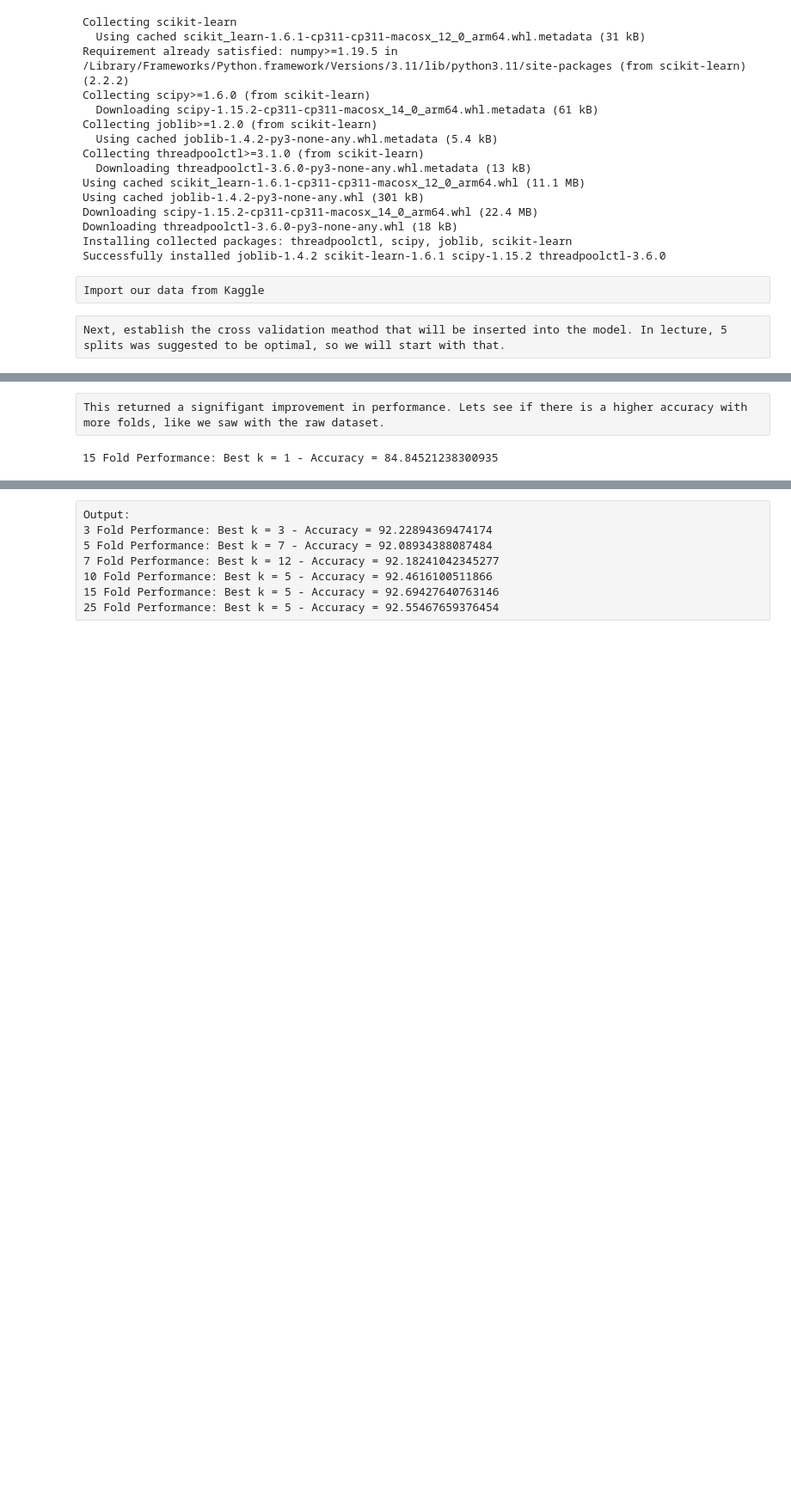
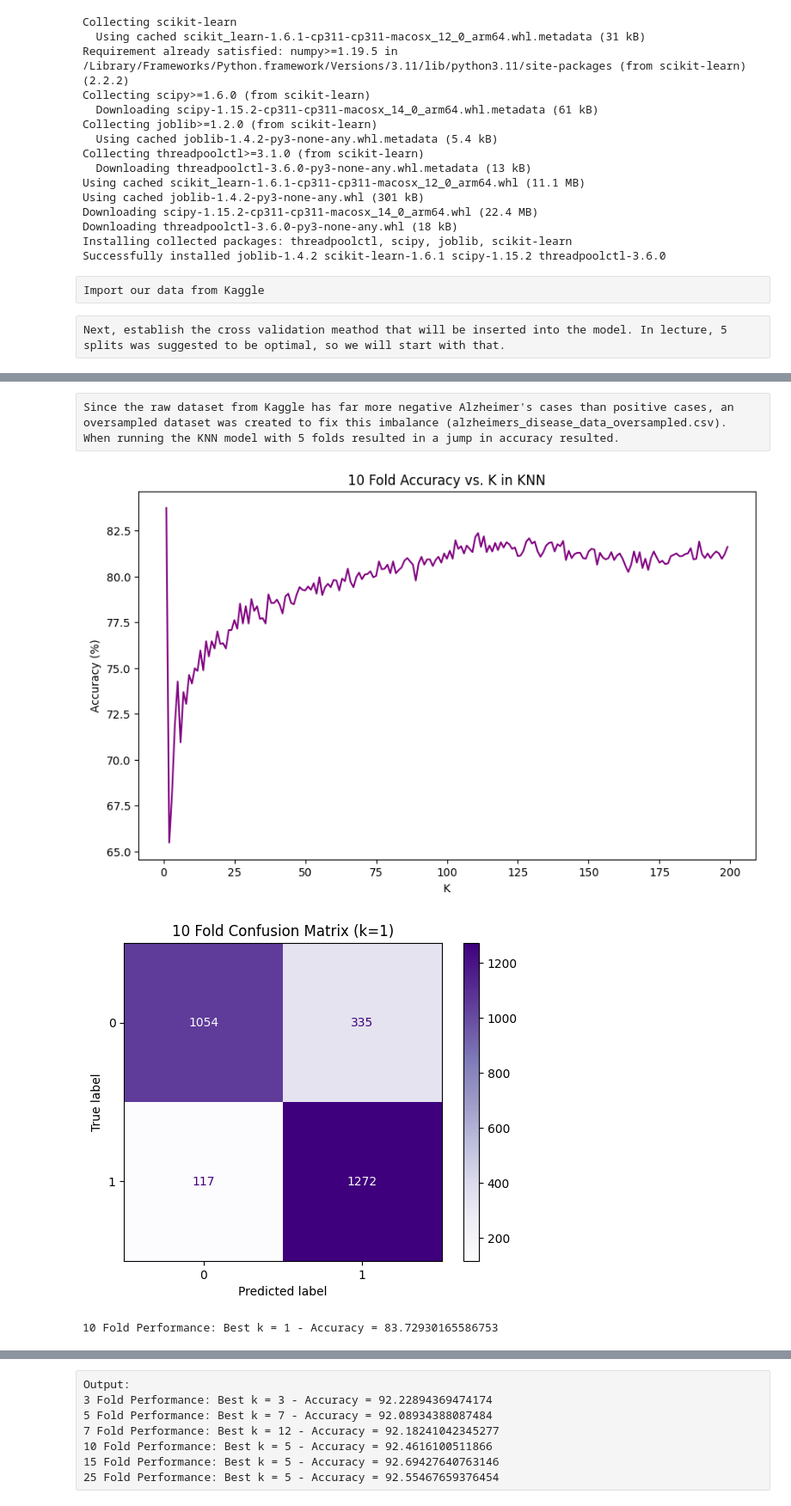
Before and after one commit to simonedinato/CISC5790Project, a Jupyter notebook: book/KNN.ipynb, the cells around one changed output, grey strips where cells are left out. Shown: that part at 86% size. Saved outputs shown, nothing was run; the diff lists cells and outputs as text; code cells hidden in the pictures; blank space fills up the shorter version.

```diff
--- a/book/KNN.ipynb
+++ b/book/KNN.ipynb
@@ -107,19 +155,35 @@ print(f"5 Fold Performance: Best k = {best_k} - Accuracy = {highest_accuracy}")
 # %% [raw]
-This returned a signifigant improvement in performance. Lets see if there is a higher accuracy with more folds, like we saw with the raw dataset.
+Since the raw dataset from Kaggle has far more negative Alzheimer's cases than positive cases, an oversampled dataset was created to fix this imbalance (alzheimers_disease_data_oversampled.csv).  When running the KNN model with 5 folds resulted in a jump in accuracy resulted.
 # %%
-cv = StratifiedKFold(n_splits=15, shuffle=True)
+cv = StratifiedKFold(n_splits=10, shuffle=True)
 highest_accuracy = 0
+accuracies = []
 best_k = 0
 for k in range(1,200):
     knn = KNeighborsClassifier(n_neighbors=k)
     y_pred = cross_val_predict(knn, x_scaled, y, cv=cv)
 
     accuracy = accuracy_score(y, y_pred) * 100
+    accuracies.append(accuracy)
     if(accuracy > highest_accuracy):
         highest_accuracy = accuracy
         best_k = k
+        best_cm = confusion_matrix(y, y_pred)
 
-print(f"15 Fold Performance: Best k = {best_k} - Accuracy = {highest_accuracy}")
+plt.figure(figsize=(10, 6))
+plt.plot(range(1, 200), accuracies, color='purple')
+plt.title('10 Fold Accuracy vs. K in KNN')
+plt.xlabel('K')
+plt.ylabel('Accuracy (%)')
+plt.show()
+
+ConfusionMatrixDisplay(confusion_matrix=best_cm).plot(cmap='Purples')
+plt.title(f'10 Fold Confusion Matrix (k={best_k})')
+plt.show()
+
+print(f"10 Fold Performance: Best k = {best_k} - Accuracy = {highest_accuracy}")
 # %% [output]
+[figure, added]
+[figure, added]
-15 Fold Performance: Best k = 1 - Accuracy = 84.84521238300935
+10 Fold Performance: Best k = 1 - Accuracy = 83.72930165586753
 # %% [raw]
```
Also changed, not shown: parts of 10 cells of this notebook.
